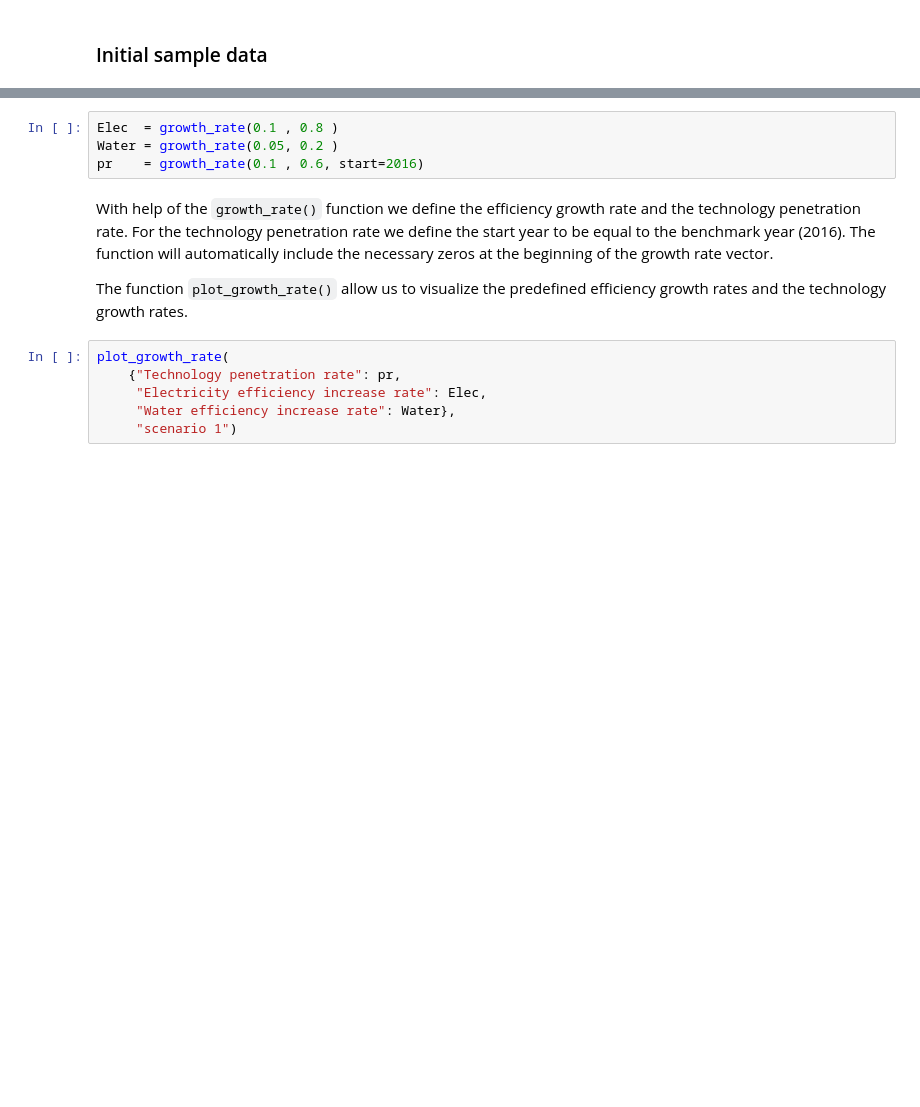
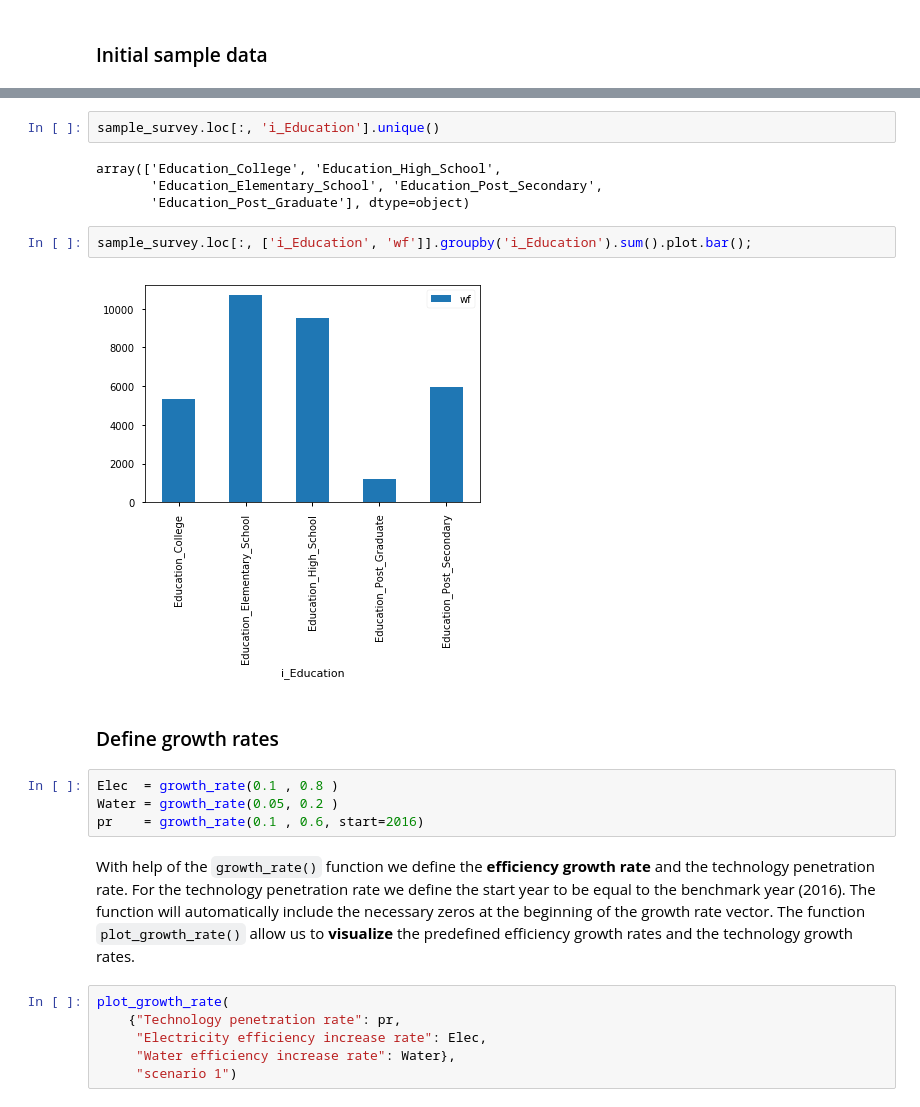
Before and after one commit to emunozh/smum, a Jupyter notebook: docs/examples/Ca_DefineTransitions.ipynb, the cells around one changed output, grey strips where cells are left out. Saved outputs shown, nothing was run; the diff lists cells and outputs as text; blank space fills up the shorter version.

```diff
--- a/docs/examples/Ca_DefineTransitions.ipynb
+++ b/docs/examples/Ca_DefineTransitions.ipynb
@@ -74,11 +81,22 @@ sample_survey.head()
+# %%
+sample_survey.loc[:, 'i_Education'].unique()
+# %% [output]
+array(['Education_College', 'Education_High_School',
+       'Education_Elementary_School', 'Education_Post_Secondary',
+       'Education_Post_Graduate'], dtype=object)
+# %%
+sample_survey.loc[:, ['i_Education', 'wf']].groupby('i_Education').sum().plot.bar();
+# %% [output]
+[figure, added]
+# %% [markdown]
+### Define growth rates
 # %%
 Elec  = growth_rate(0.1 , 0.8 )
 Water = growth_rate(0.05, 0.2 )
 pr    = growth_rate(0.1 , 0.6, start=2016)
 # %% [markdown]
-With help of the `growth_rate()` function we define the efficiency growth rate and the technology penetration rate. For the technology penetration rate we define the start year to be equal to the benchmark year (2016). The function will automatically include the necessary zeros at the beginning of the growth rate vector.
-
-The function `plot_growth_rate()` allow us to visualize the predefined efficiency growth rates and the technology growth rates.
+With help of the `growth_rate()` function we define the **efficiency growth rate** and the technology penetration rate. For the technology penetration rate we define the start year to be equal to the benchmark year (2016). The function will automatically include the necessary zeros at the beginning of the growth rate vector.
+The function `plot_growth_rate()` allow us to **visualize** the predefined efficiency growth rates and the technology growth rates.
 # %%
 plot_growth_rate(
     {"Technology penetration rate": pr,
```
Also changed, not shown: parts of 11 cells of this notebook, 37 other files.
